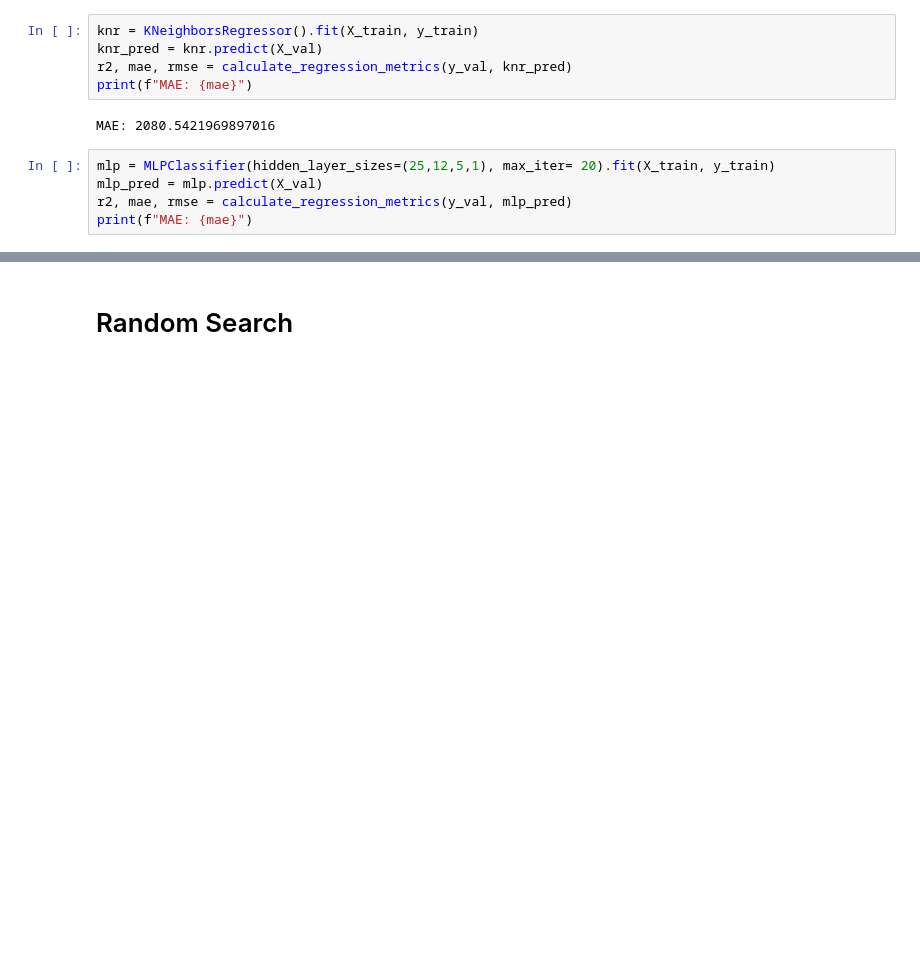
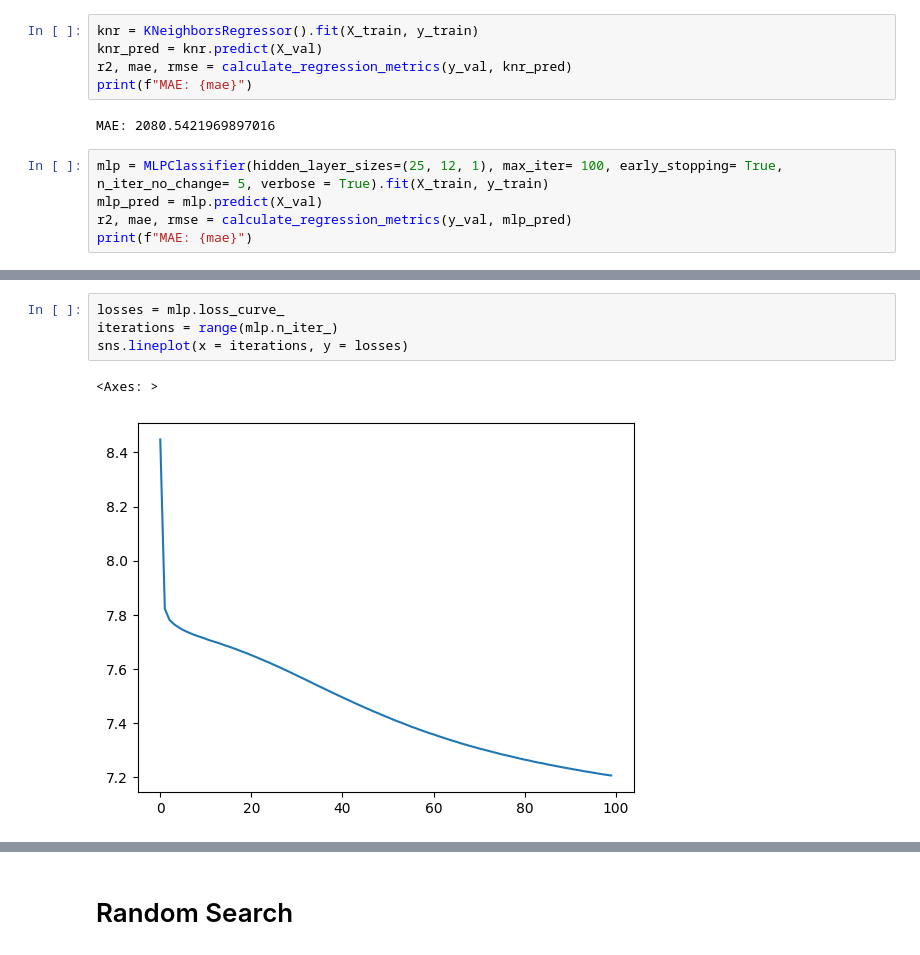
Before and after one commit to andrerangelferreira/ML_Project_Group42, a Jupyter notebook: notebooks_2nd_delivery/1.Models_Lab.ipynb, the cells around one changed output, grey strips where cells are left out. Drawn from its saved outputs; the diff is of its cells as text; blank space fills up the shorter version.

```diff
--- a/notebooks_2nd_delivery/1.Models_Lab.ipynb
+++ b/notebooks_2nd_delivery/1.Models_Lab.ipynb
@@ -132,7 +135,7 @@ print(f"MAE: {mae}")
 # %% [output]
 MAE: 2080.5421969897016
 # %%
-mlp = MLPClassifier(hidden_layer_sizes=(25,12,5,1), max_iter= 20).fit(X_train, y_train)
+mlp = MLPClassifier(hidden_layer_sizes=(25, 12, 1), max_iter= 100, early_stopping= True, n_iter_no_change= 5, verbose = True).fit(X_train, y_train)
 mlp_pred = mlp.predict(X_val)
 r2, mae, rmse = calculate_regression_metrics(y_val, mlp_pred)
 print(f"MAE: {mae}")
@@ -140,0 +161,7 @@ MAE: 7924.957530146994
+# %%
+losses = mlp.loss_curve_
+iterations = range(mlp.n_iter_)
+sns.lineplot(x = iterations, y = losses)
+# %% [output]
+<Axes: >
+[figure, added]
```
Also changed, not shown: parts of 13 cells of this notebook, 4 other files.
